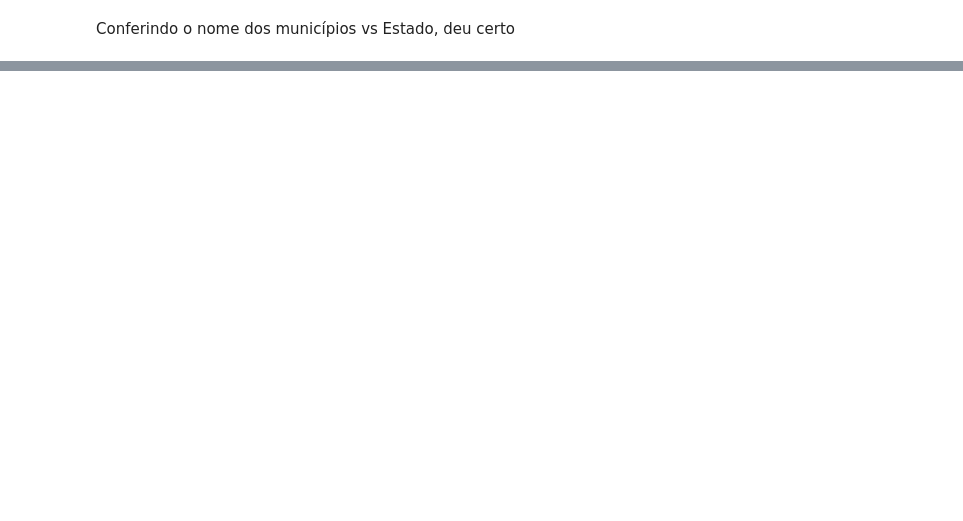
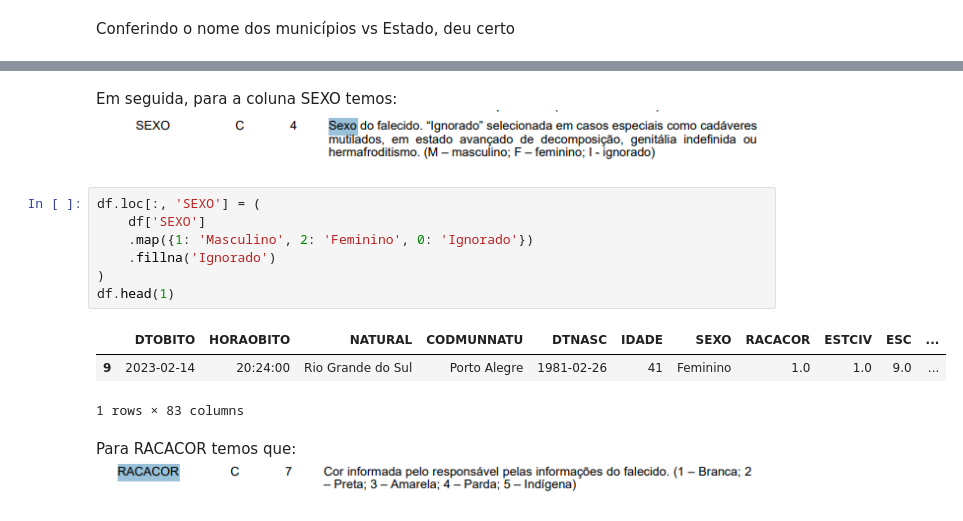
Before and after one commit to kauebr/Projeto-Turing, a Jupyter notebook: Codigos/Tratamento dos dados - Parsing - Depara.ipynb, the cells around one changed output, grey strips where cells are left out. Drawn from its saved outputs; the diff is of its cells as text; blank space fills up the shorter version.

Commit message:
Continuando o de para

```diff
--- a/Codigos/Tratamento dos dados - Parsing - Depara.ipynb
+++ b/Codigos/Tratamento dos dados - Parsing - Depara.ipynb
@@ -474,0 +647,17 @@ Conferindo o nome dos municípios vs Estado, deu certo
+# %% [markdown]
+Em seguida, para a coluna SEXO temos:
+![image.png](attachment:image.png)
+# %%
+df.loc[:, 'SEXO'] = (
+    df['SEXO']
+    .map({1: 'Masculino', 2: 'Feminino', 0: 'Ignorado'})
+    .fillna('Ignorado')
+)
+df.head(1)
+# %% [output]
+|  | DTOBITO | HORAOBITO | NATURAL | CODMUNNATU | DTNASC | IDADE | SEXO | RACACOR | ESTCIV | ESC | ... |
+| 9 | 2023-02-14 | 20:24:00 | Rio Grande do Sul | Porto Alegre | 1981-02-26 | 41 | Feminino | 1.0 | 1.0 | 9.0 | ... |
+1 rows × 83 columns
+# %% [markdown]
+Para RACACOR temos que:
+![image.png](attachment:image.png)
```
Also changed, not shown: parts of 32 cells of this notebook.
